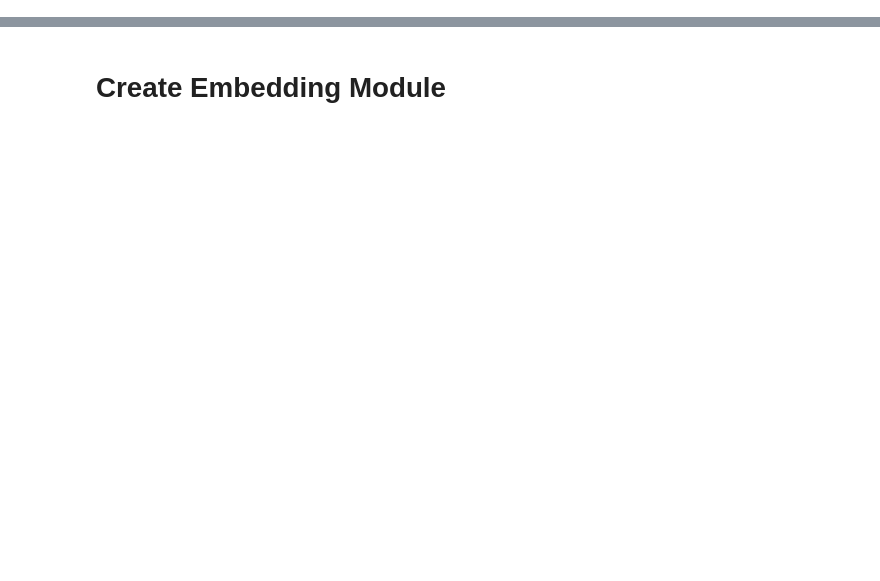
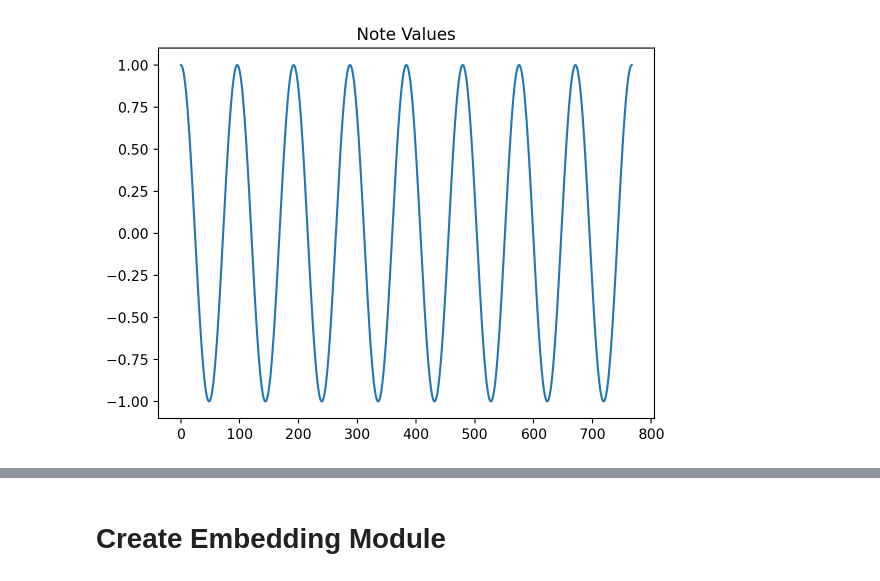
Before and after one commit to RishabhMalviya/raag-midi-gen, a Jupyter notebook: experiments/notebooks/Embedding Layers.ipynb, the cells around one changed output, grey strips where cells are left out. Drawn from its saved outputs; the diff is of its cells as text; code cells hidden in the pictures; blank space fills up the shorter version.

Commit message:
implement numpy tokenization, preprocessing, and embedding layer

```diff
--- a/experiments/notebooks/Embedding Layers.ipynb
+++ b/experiments/notebooks/Embedding Layers.ipynb
@@ -0,0 +7,9 @@
+# %%
+midi_files_dataset = get_dataset()
+muspy_midi = midi_files_dataset['Aeri Aali - Sthaayi 1.1_2.mid'][-1]
+# %%
+position, pitch, octave, velocity, note_event_type = tokenize(muspy_midi)
+# %%
+embedder = NoteAttributeEmbedding()
+embeddings = embedder(position, pitch, octave, velocity, note_event_type)
+embeddings
@@ -0,0 +31,11 @@
+# %%
+import numpy as np
+import seaborn as sns
+import matplotlib.pyplot as plt
+
+# Plot a histogram
+sns.lineplot(x=np.arange(0,768),y=embeddings.detach().numpy()[:,11])
+plt.title("Note Values")
+plt.show()
+# %% [output]
+[figure, added]
```
Also changed, not shown: parts of 39 cells of this notebook, 6 other files.
